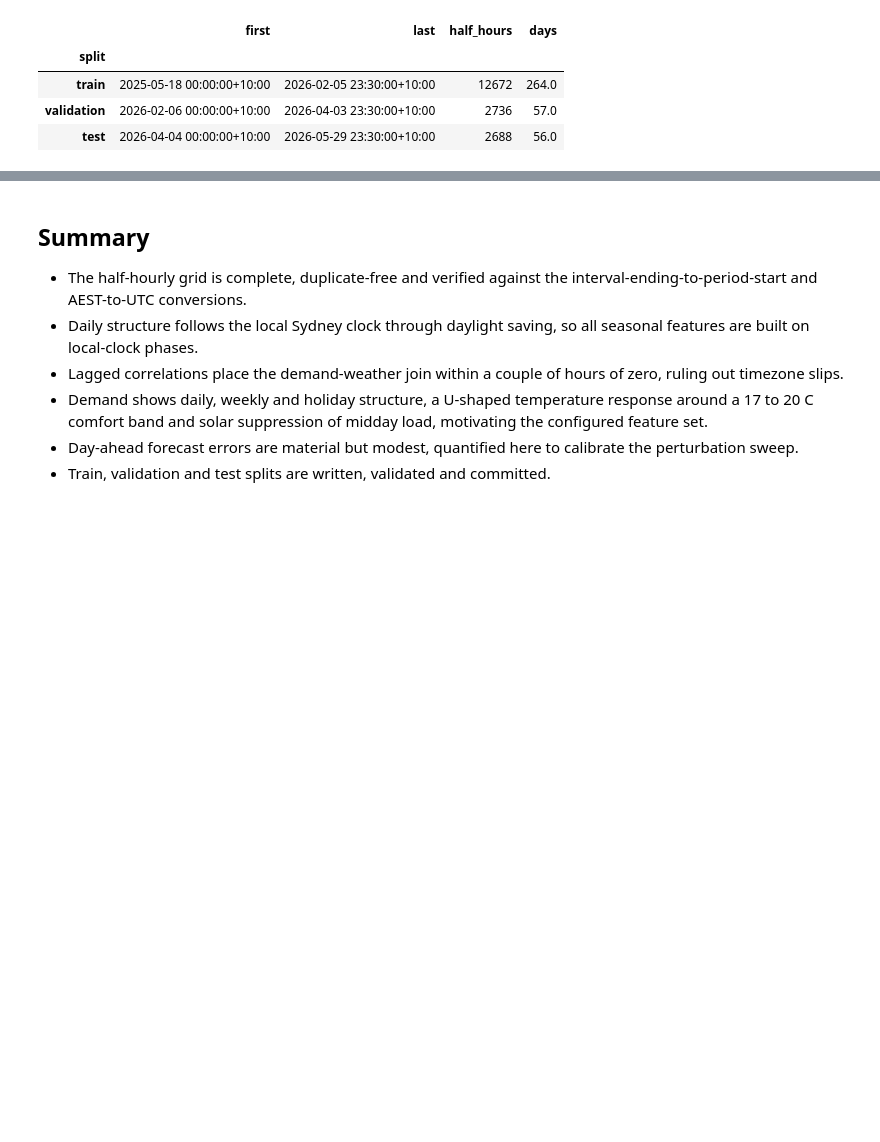
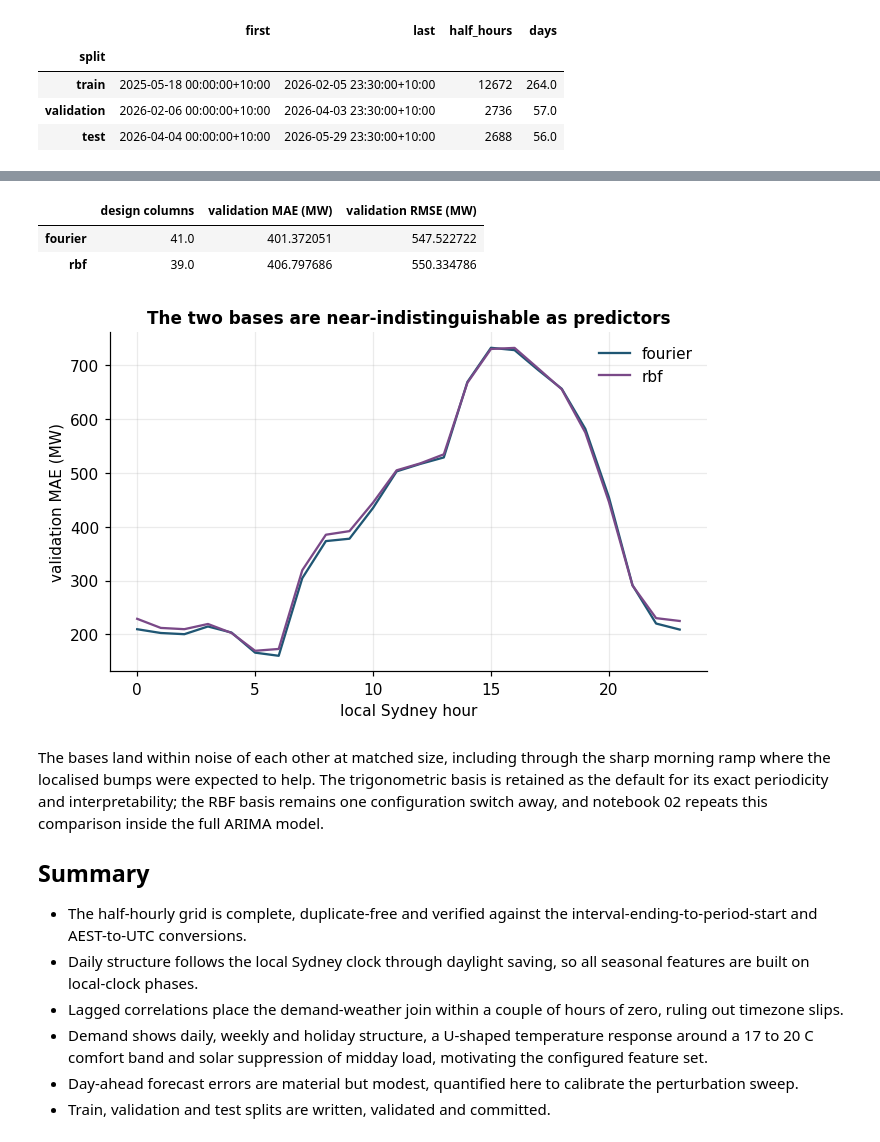
Before and after one commit to argmax-w/nem-demand-forecast, a Jupyter notebook: notebooks/01_eda_and_cleansing.ipynb, the cells around one changed output, grey strips where cells are left out. Saved outputs shown, nothing was run; the diff lists cells and outputs as text; code cells hidden in the pictures; blank space fills up the shorter version.

```diff
--- a/notebooks/01_eda_and_cleansing.ipynb
+++ b/notebooks/01_eda_and_cleansing.ipynb
@@ -385,4 +402,56 @@ split_summary(splits)
+# %%
+from dataclasses import replace
+
+from nemforecastdemand.models.base import build_design
+
+y_all = panel["demand_mw"].astype(np.float64)
+basis_rows = {}
+basis_errors = {}
+for basis in ("fourier", "rbf"):
+    basis_cfg = replace(cfg, features=replace(cfg.features, seasonal_basis=basis))
+    design = build_design(panel, basis_cfg, weather_source="actual")
+    train_design = design.loc[splits["train"]].dropna()
+    val_design = design.loc[splits["validation"]]
+    train_matrix = np.column_stack([np.ones(len(train_design)), train_design.to_numpy()])
+    val_matrix = np.column_stack([np.ones(len(val_design)), val_design.to_numpy()])
+    coef, *_ = np.linalg.lstsq(train_matrix, y_all.loc[train_design.index].to_numpy(), rcond=None)
+    errors = y_all.loc[val_design.index] - val_matrix @ coef
+    basis_errors[basis] = errors
+    basis_rows[basis] = {
+        "design columns": design.shape[1],
+        "validation MAE (MW)": float(errors.abs().mean()),
+        "validation RMSE (MW)": float(np.sqrt((errors**2).mean())),
+    }
+pd.DataFrame(basis_rows).T
+# %% [output]
+|  | design columns | validation MAE (MW) | validation RMSE (MW) |
+| fourier | 41.0 | 401.372051 | 547.522722 |
+| rbf | 39.0 | 406.797686 | 550.334786 |
+# %%
+fig, ax = plt.subplots(figsize=(7, 4))
+for basis, colour in (("fourier", palette("demand")), ("rbf", palette("accent"))):
+    hourly_mae = (
+        basis_errors[basis]
+        .abs()
+        .groupby(basis_errors[basis].index.tz_convert(LOCAL_TZ).hour)
+        .mean()
+    )
+    ax.plot(hourly_mae.index, hourly_mae, label=basis, color=colour)
+ax.set_xlabel("local Sydney hour")
+ax.set_ylabel("validation MAE (MW)")
+ax.set_title("The two bases are near-indistinguishable as predictors")
+ax.legend()
+plt.show()
+# %% [output]
+[figure, added]
 # %% [markdown]
+The bases land within noise of each other at matched size, including
+through the sharp morning ramp where the localised bumps were expected to
+help. The trigonometric basis is retained as the default for its exact
+periodicity and interpretability; the RBF basis remains one configuration
+switch away, and notebook 02 repeats this comparison inside the full
+ARIMA model.
+
 ## Summary
 
 - The half-hourly grid is complete, duplicate-free and verified against
```
Also changed, not shown: parts of 5 cells of this notebook, 16 other files.
